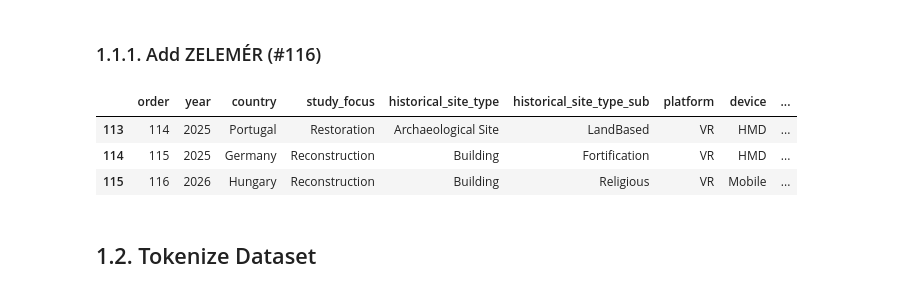
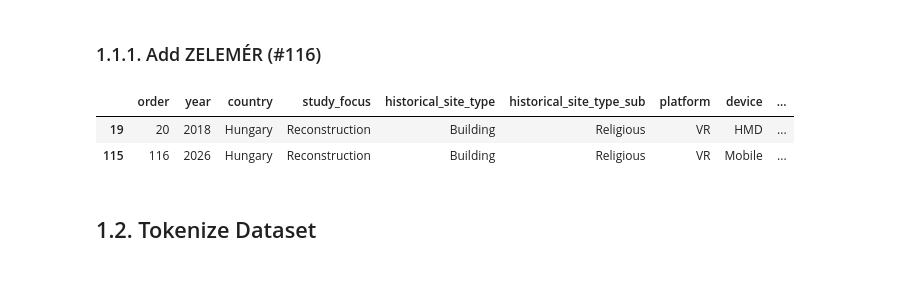
Before and after one commit to KeremDUZENLI/python-sklearn-machine-learning, a Jupyter notebook: main_new.ipynb, the cells around one changed output. Saved outputs shown, nothing was run; the diff lists cells and outputs as text; code cells hidden in the pictures.

Commit message:
feat: iloc expanded, new_Gen created

```diff
--- a/main_new.ipynb
+++ b/main_new.ipynb
@@ -23,27 +23,26 @@ display(df.tail(3))
 # %%
 my_project = {
     'order': 116,
     'year': 2026,
     'country': 'Hungary',
     'study_focus': 'Reconstruction',
     'historical_site_type': 'Building',
     'historical_site_type_sub': 'Religious',
     'platform': 'VR',
     'device': 'Mobile',
     'technique': 'Image-Based Techniques;Modeling & Reconstruction;Data Processing',
     'technique_sub': 'Image-Based Modeling (IBM);3D Modeling;Archaeological Interpretation',
     'software_data': '',
     'software_modeling': 'Autodesk AutoCAD;SketchUp',
     'software_render': 'Lumion'
 }
 
 
 df.loc[len(df)] = my_project
-display(df.tail(3))
+display(df.iloc[[19, 115]])
 # %% [output]
 |  | order | year | country | study_focus | historical_site_type | historical_site_type_sub | platform | device | ... |
-| 113 | 114 | 2025 | Portugal | Restoration | Archaeological Site | LandBased | VR | HMD | ... |
-| 114 | 115 | 2025 | Germany | Reconstruction | Building | Fortification | VR | HMD | ... |
+| 19 | 20 | 2018 | Hungary | Reconstruction | Building | Religious | VR | HMD | ... |
 | 115 | 116 | 2026 | Hungary | Reconstruction | Building | Religious | VR | Mobile | ... |
 # %% [markdown]
 ## 1.2. Tokenize Dataset
```
Also changed, not shown: parts of 2 cells of this notebook, 3 other files.
